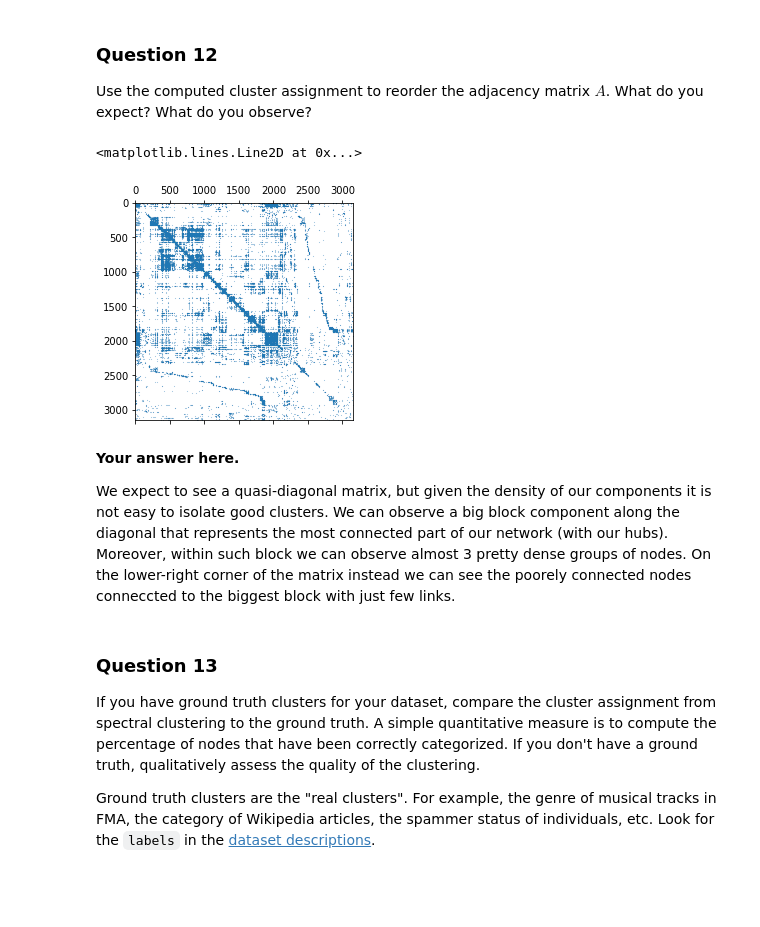
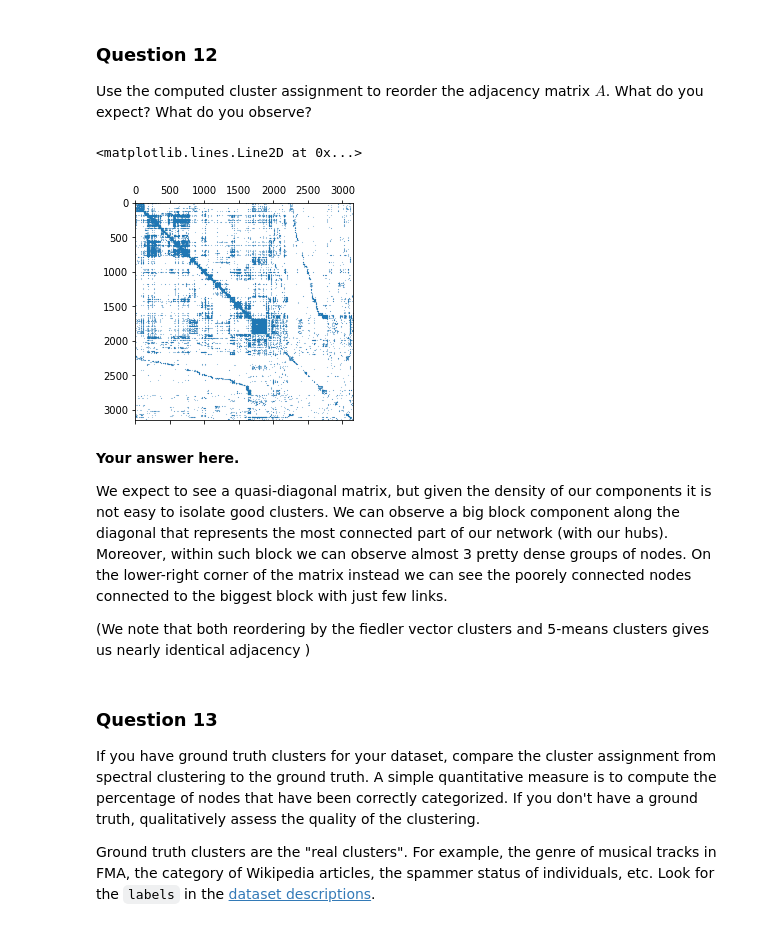
Before and after one commit to rusucosmin/ntp, a Jupyter notebook: 3_spectral_graph_theory.ipynb, the cells around one changed output. Drawn from its saved outputs; the diff is of its cells as text; code cells hidden in the pictures; blank space fills up the shorter version.

```diff
--- a/3_spectral_graph_theory.ipynb
+++ b/3_spectral_graph_theory.ipynb
@@ -328,11 +330,12 @@ As we have no ground truth and do thus not know how many clusters we should have
 #We want 2 clusters, so we use the Fiedler Vector
 labels = np.where(eigen_vec[:,1] < 0, 1, 0)
 # %%
-kmeans = KMeans(n_clusters=4)
+#alternative, gives different results!
+kmeans = KMeans(n_clusters=5)
 # Normalized vectors and Fitting the input data
-kmeans = kmeans.fit(eigen_vec[:,:3])
+kmeans = kmeans.fit(eigen_vec[:,:7])
 # Getting the cluster labels
-labels_kmeans = kmeans.predict(eigen_vec[:,:3])
+labels_kmeans = kmeans.predict(eigen_vec[:,:7])
 # %%
 #checking how many nodes are in each cluster
 d = {}
@@ -350,7 +353,11 @@ Size of Clusters:  {0: 2962, 1: 192}
 Use the computed cluster assignment to reorder the adjacency matrix $A$.
 What do you expect? What do you observe?
 # %%
-# Your code here.
 #we sort the list (label, index of node) and the retrive the index
-L = [ (labels[i],i) for i in np.arange(len(labels)) ]
+L = [ (labels_kmeans[i],i) for i in np.arange(len(labels_kmeans)) ]
 L.sort()
+reorder = [i for l, i in L]
+plt.spy(adjacency[reorder][:, reorder], markersize=0.1)
+# %% [output]
+<matplotlib.lines.Line2D at 0x...>
+[figure, added]
@@ -359,12 +364,9 @@ reorder = [i for l, i in L]
-# %%
-plt.spy(adjacency[reorder][:, reorder], markersize=0.1)
-# %% [output]
-<matplotlib.lines.Line2D at 0x...>
-[figure, removed]
 # %% [markdown]
 **Your answer here.**
 
-We expect to see a quasi-diagonal matrix, but given the density of our components it is not easy to isolate good clusters. We can observe a big block component along the diagonal that represents the most connected part of our network (with our hubs). Moreover, within such block we can observe almost 3 pretty dense groups of nodes. On the lower-right corner of the matrix instead we can see the poorely connected nodes conneccted to the biggest block with just few links.
+We expect to see a quasi-diagonal matrix, but given the density of our components it is not easy to isolate good clusters. We can observe a big block component along the diagonal that represents the most connected part of our network (with our hubs). Moreover, within such block we can observe almost 3 pretty dense groups of nodes. On the lower-right corner of the matrix instead we can see the poorely connected nodes connected to the biggest block with just few links.
+
+(We note that both reordering by the fiedler vector clusters and 5-means clusters gives us nearly identical adjacency )
 # %% [markdown]
 ### Question 13
 
```
Also changed, not shown: parts of 20 cells of this notebook.
